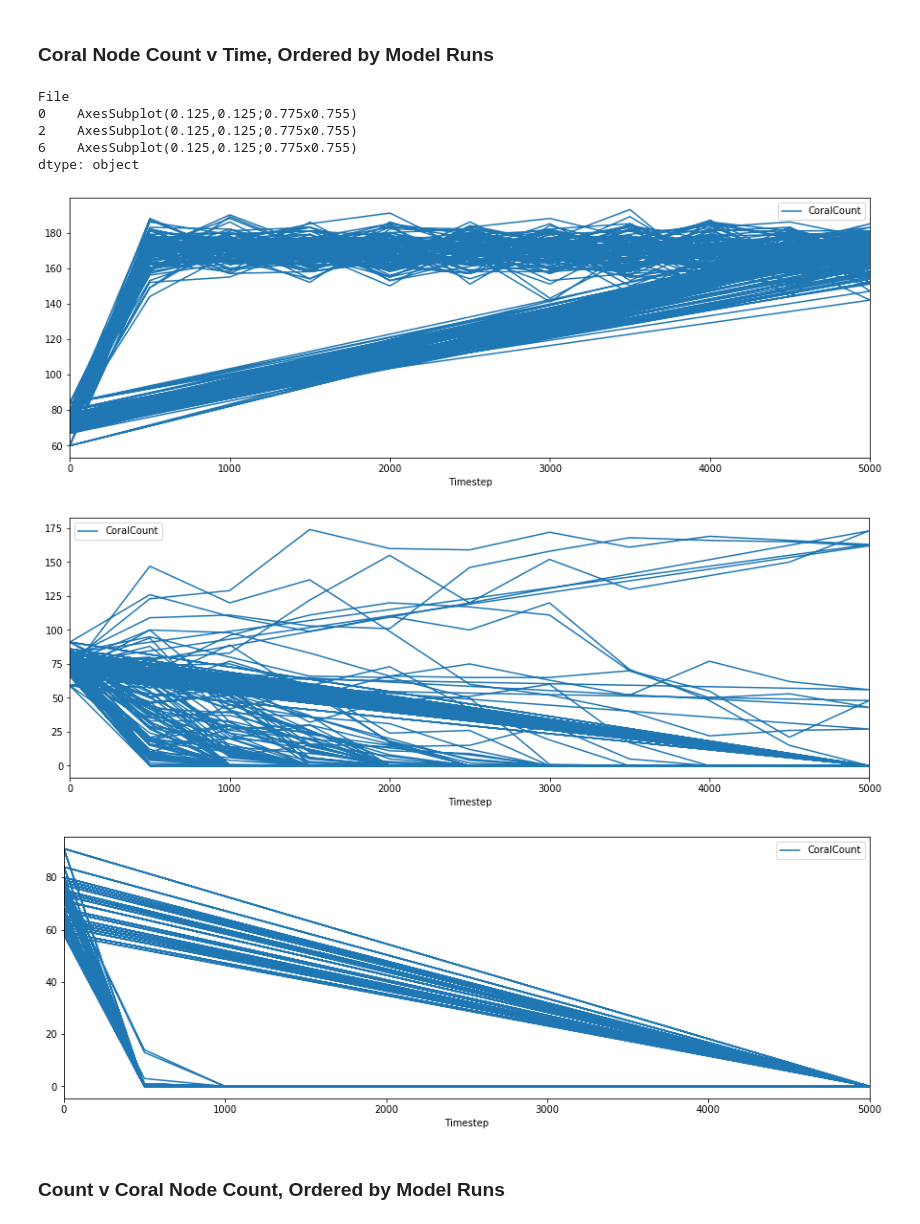
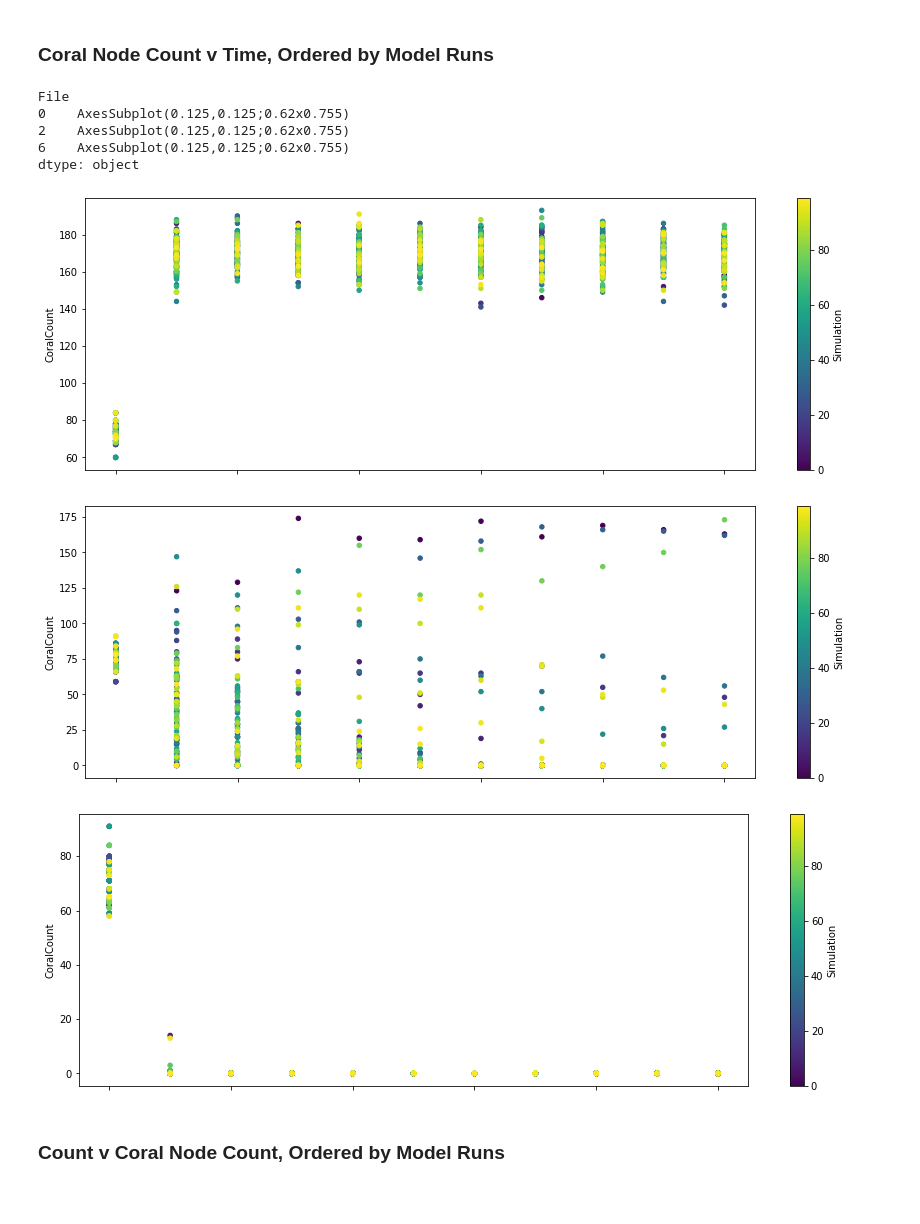
Before and after one commit to rneuhausler/coralModel-analyses, a Jupyter notebook: scripts/modelOutputViewer.ipynb, the cells around one changed output. Cells and saved outputs as stored; diff of their text form; code cells hidden in the pictures; blank space fills up the shorter version.

```diff
--- a/scripts/modelOutputViewer.ipynb
+++ b/scripts/modelOutputViewer.ipynb
@@ -30,7 +30,7 @@ overviewOfRuns
 # %% [markdown]
 ## Choose Runs to Explore
 # %%
-filesOfInterest = [0,2,6]  ## e.g. [2,3,6] -> will pull simulations with corresponding index in table above
+filesOfInterest = [4]  ## e.g. [2,3,6] -> will pull simulations with corresponding index in table above
 # %%
 ## will rewrite this list comprehension to make it neater
 coralData = pd.concat([pd.DataFrame(pd.read_csv(files[f])).assign(File = np.repeat(f, len(pd.read_csv(files[f]))))
@@ -56,16 +60,16 @@ coralData
 # %% [markdown]
 ### Coral Node Count v Time, Ordered by Model Runs
 # %%
-coralData.groupby(['File']).plot(x='Timestep', y='CoralCount',figsize=(15,5))
+coralData.groupby(['File']).plot.scatter(x='Timestep', y='CoralCount', c='Simulation', figsize=(15,5), colormap='viridis')
 # %% [output]
 File
-0    AxesSubplot(0.125,0.125;0.775x0.755)
-2    AxesSubplot(0.125,0.125;0.775x0.755)
-6    AxesSubplot(0.125,0.125;0.775x0.755)
+0    AxesSubplot(0.125,0.125;0.62x0.755)
+2    AxesSubplot(0.125,0.125;0.62x0.755)
+6    AxesSubplot(0.125,0.125;0.62x0.755)
 dtype: object
-[figure, old version]
+[figure, new version]
-[figure, old version]
+[figure, new version]
-[figure, old version]
+[figure, new version]
 # %% [markdown]
 ### Count v Coral Node Count, Ordered by Model Runs
 # %%
```
Also changed, not shown: parts of 1 cell of this notebook, 5 other files.
